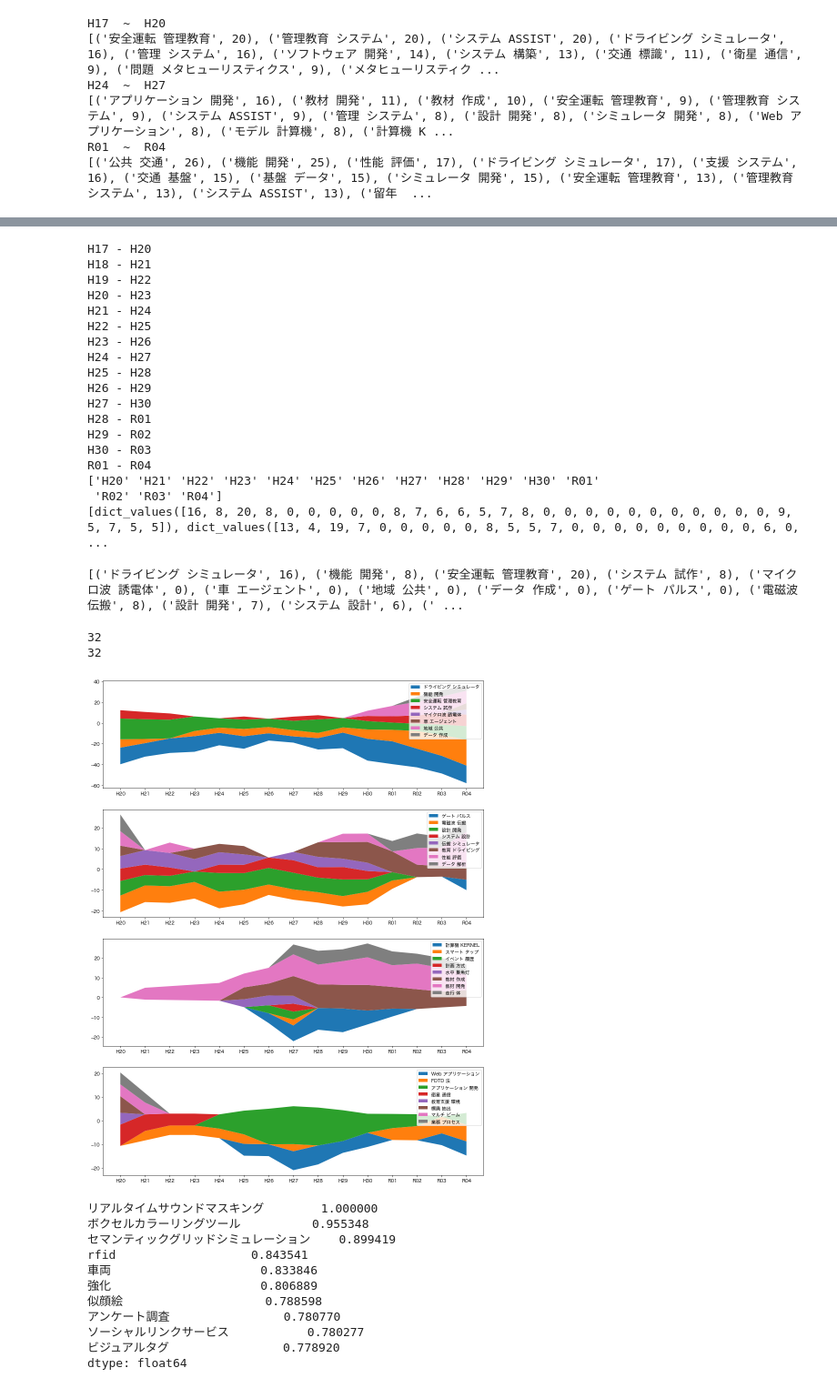
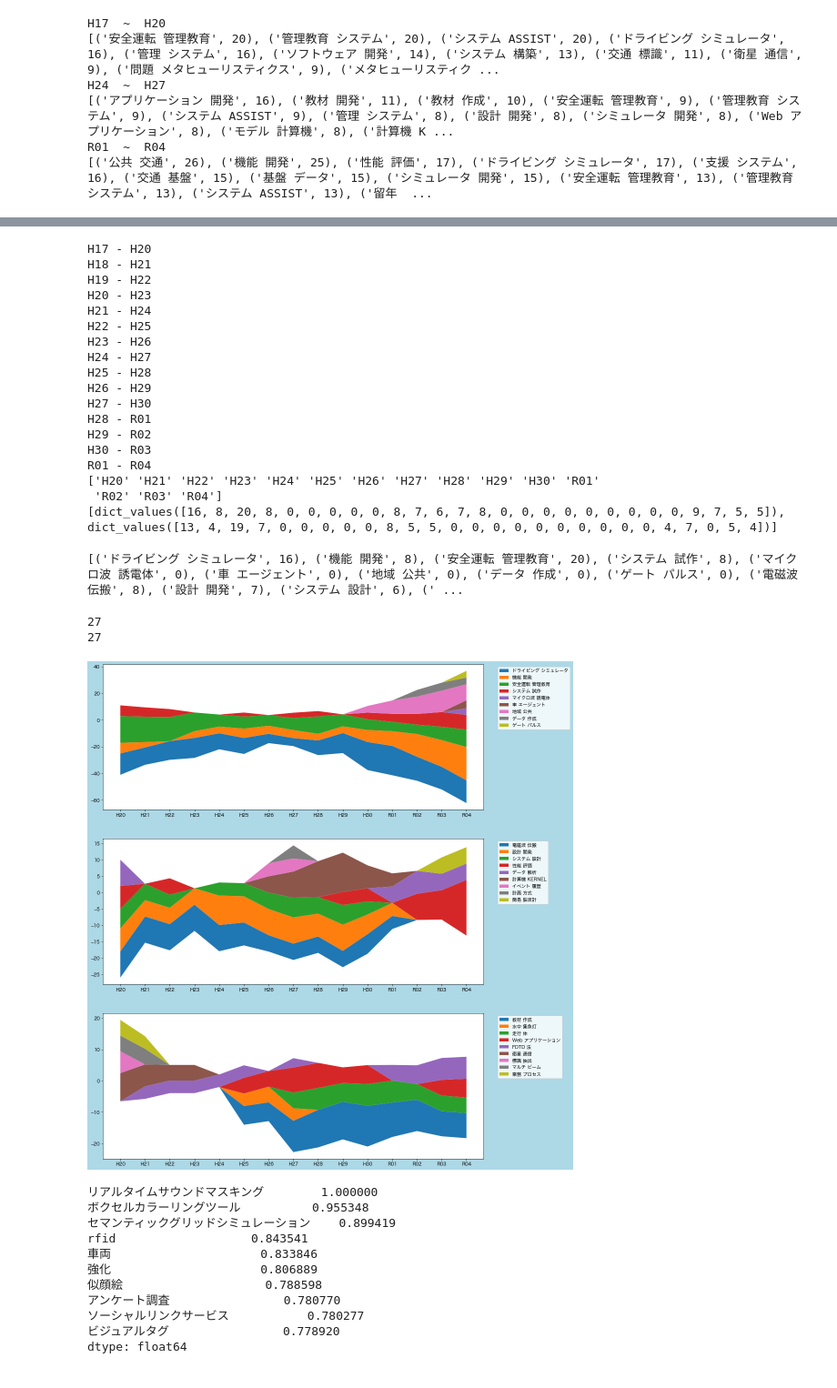
Before and after one commit to kuhaha/text_visualize, a Jupyter notebook: theme_evolution.ipynb, the cells around one changed output, grey strips where cells are left out. Shown at 91% size. Cells and saved outputs as stored; diff of their text form; code cells hidden in the pictures.

Commit message:
update colors

```diff
--- a/theme_evolution.ipynb
+++ b/theme_evolution.ipynb
@@ -191,18 +191,11 @@ import random
 topics = [
 # common
      'ドライビング シミュレータ', '機能 開発', '安全運転 管理教育', 'システム 試作'
-# only3
     ,'マイクロ波 誘電体', '車 エージェント', '地域 公共','データ 作成', 'ゲート パルス'
-# com12
-     ,'電磁波 伝搬', '設計 開発', 'システム 設計', '伝搬 シミュレータ'
-# com13
-     ,'教育 ドライビング', '性能 評価', 'データ 解析'
-# only2
-    ,'計算機 KERNEL','スマート タップ', 'イベント 履歴', '計画 方式', '水中 集魚灯'
-# com23
-     ,'教材 作成', '教材 開発', '走行 体', 'Web アプリケーション', 'FDTD 法', 'アプリケーション 開発'
-#only1
-    ,'衛星 通信', '教育支援 環境','標識 抽出','マルチ ビーム','業務 プロセス'
+     ,'電磁波 伝搬', '設計 開発', 'システム 設計','性能 評価', 'データ 解析'
+    ,'計算機 KERNEL','イベント 履歴', '計画 方式', '簡易 脳波計'
+     ,'教材 作成', '水中 集魚灯','走行 体', 'Web アプリケーション', 'FDTD 法'
+    ,'衛星 通信', '標識 抽出','マルチ ビーム','業務 プロセス'
 
 ]
 
@@ -243,7 +236,7 @@ H30 - R03
 R01 - R04
 ['H20' 'H21' 'H22' 'H23' 'H24' 'H25' 'H26' 'H27' 'H28' 'H29' 'H30' 'R01'
  'R02' 'R03' 'R04']
-[dict_values([16, 8, 20, 8, 0, 0, 0, 0, 0, 8, 7, 6, 6, 5, 7, 8, 0, 0, 0, 0, 0, 0, 0, 0, 0, 0, 0, 9, 5, 7, 5, 5]), dict_values([13, 4, 19, 7, 0, 0, 0, 0, 0, 8, 5, 5, 7, 0, 0, 0, 0, 0, 0, 0, 0, 0, 6, 0, ...
+[dict_values([16, 8, 20, 8, 0, 0, 0, 0, 0, 8, 7, 6, 7, 8, 0, 0, 0, 0, 0, 0, 0, 0, 0, 9, 7, 5, 5]), dict_values([13, 4, 19, 7, 0, 0, 0, 0, 0, 8, 5, 5, 0, 0, 0, 0, 0, 0, 0, 0, 0, 0, 4, 7, 0, 5, 4])]
 # %%
 print(list(zip(base,y[0])))
 # print(list(zip(base,y[1])))
@@ -255,32 +248,37 @@ print(len(base))
 print(len(y[0]))
 # collections.Counter(base).most_common(1)
 # %% [output]
-32
-32
+27
+27
 # %%
 import matplotlib.pyplot as plt
-fig = plt.figure(figsize=[15,20])
+fig = plt.figure(figsize=[15,20], facecolor='lightblue')
 y_axis = [ [list(t)[i] for t in y ] for i,_ in enumerate(base)]
 
 ax = []
-n_fig = 4
+n_fig = 3
 
 for i in range(n_fig):
     ax.append(fig.add_subplot(n_fig,1,i+1) )
 
-d = 8
+d = 9
+colors1=None
+colors2=['#2E2E2E', '#626262', '#FF5722', '#FF9800', '#FFC107',
+        '#204495', '#6495ED', '#1C75BC', '#5CC0EF']
 
+colors3=['#F6E5D7', '#73D0C2', '#ED8D49', '#FFC530', '#978D86',
+        '#E85A70', '#4EA1D5', '#AAA5D1', '#454552']
 for i in range(n_fig):
     labels = list(base)[i*d:(i+1)*d]
-#     ax[i].legend(proxy, vol,prop = font1, loc='upper left', bbox_to_anchor=(0.01,1), ncol = 6)
-    ax[i].stackplot(x, *(y_axis[i*d:(i+1)*d]), labels=labels, baseline='wiggle')
-    ax[i].legend(loc='best')
+    ax[i].stackplot(x, *(y_axis[i*d:(i+1)*d]), labels=labels, colors=colors1, baseline='wiggle')
+    # ax[i].legend(loc='best')
+    ax[i].legend(bbox_to_anchor=(1.03, 1.0), loc='upper left')
     # ax[i].set_xlabel('年度')
     # ax[i].set_ylabel('使用頻度')
 
 plt.show()
 # %% [output]
-[figure, old version]
+[figure, new version]
 # %%
 from sklearn.feature_extraction.text import TfidfVectorizer
 
```
Also changed, not shown: parts of 2 cells of this notebook.
